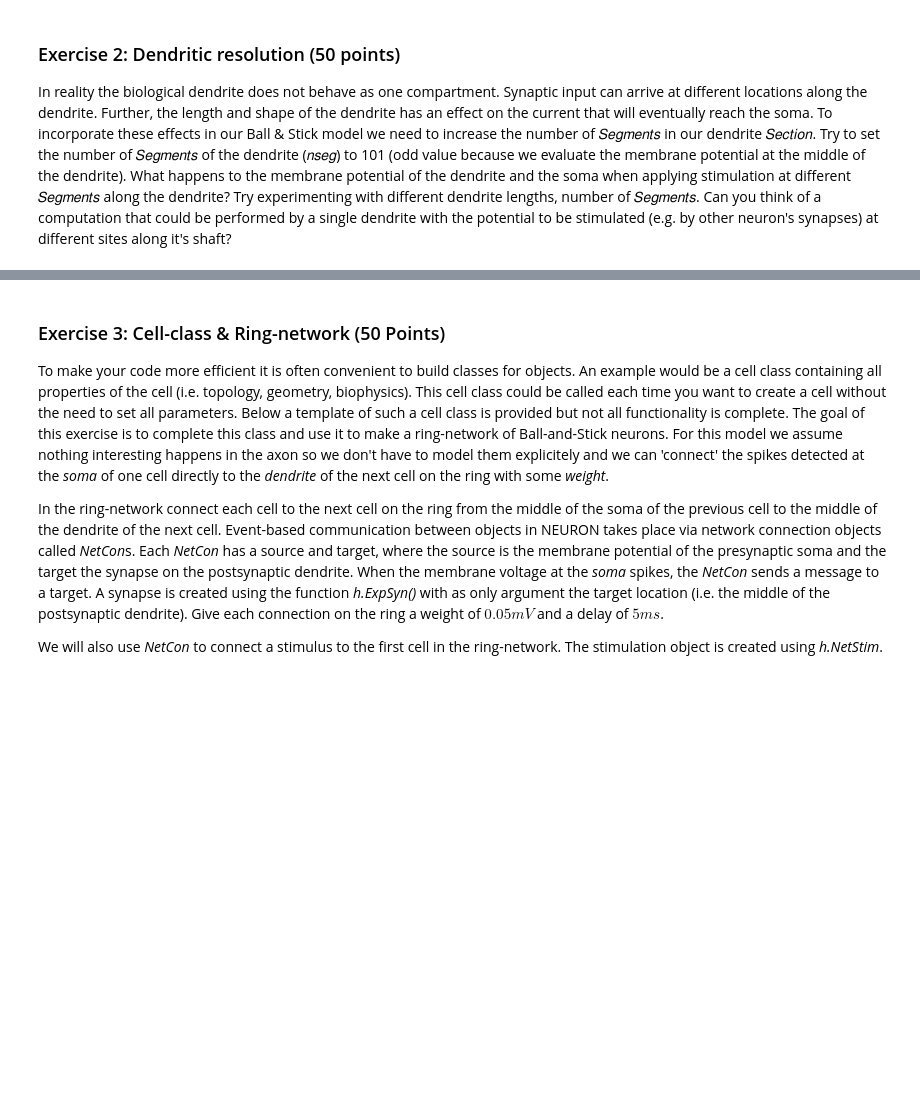
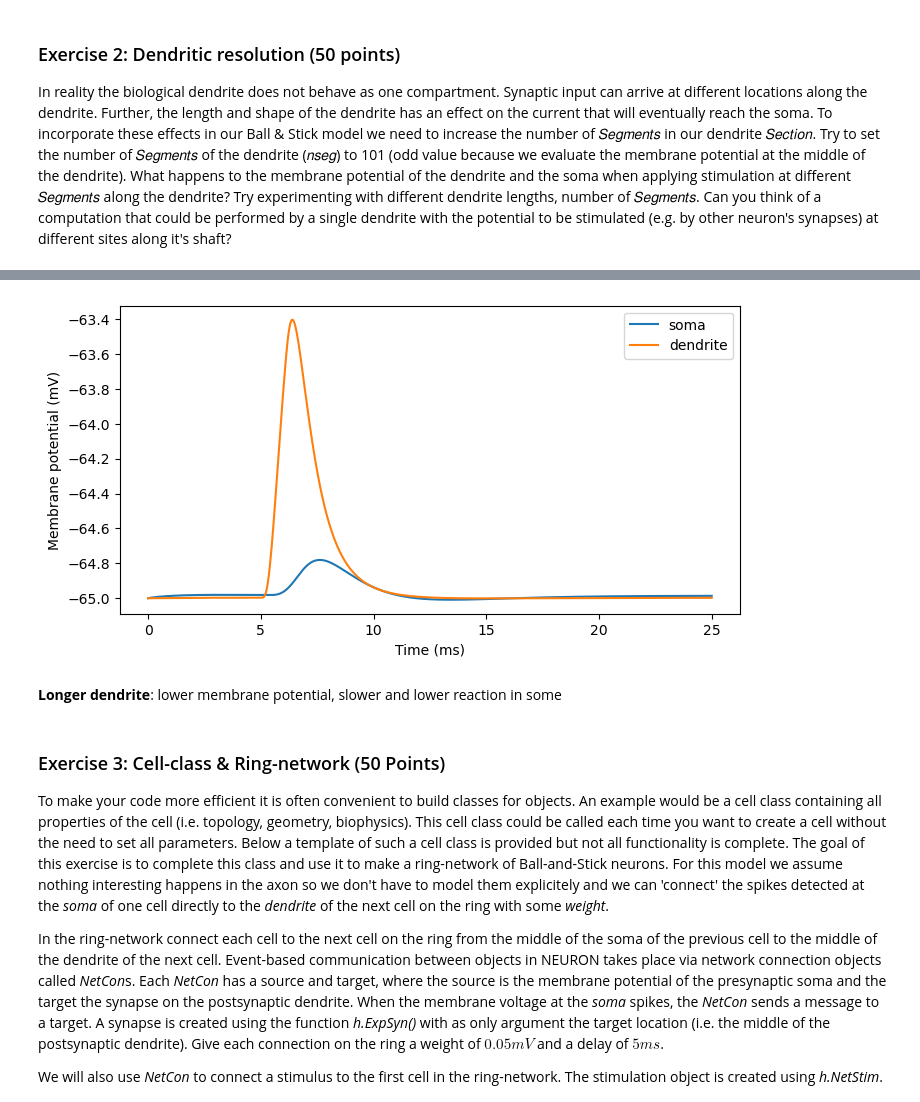
Before and after one commit to Zianor/computational-neuroscience-session-2, a Jupyter notebook: Session02.ipynb, the cells around one changed output, grey strips where cells are left out. Saved outputs shown, nothing was run; the diff lists cells and outputs as text; code cells hidden in the pictures; blank space fills up the shorter version.

```diff
--- a/Session02.ipynb
+++ b/Session02.ipynb
@@ -222,3 +182,41 @@ dendrite { nseg=101  L=600  Ra=100
+# %%
+# number of segments of dendrite to 101
+dend.nseg = 101
+
+# change length
+dend.L = 600  # microns
+dend.diam = 1 # microns
+
+for seg in dend:
+    seg.pas.e = -65
+    seg.pas.g = 0.001
+
+stim = h.IClamp(dend(1))
+stim.delay = 5
+stim.dur   = 1
+stim.amp   = 0.1
+
+s_vec = h.Vector()   # Membrane potential vector for soma
+d_vec = h.Vector()   # Membrane potential vector for dendrite
+t_vec = h.Vector()   # Time vector
+s_vec.record(soma(0.5)._ref_v) # record from the middle of the soma
+d_vec.record(dend(0.5)._ref_v) # record from the middle of the dendrite
+t_vec.record(h._ref_t)         # record time
+
+h.tstop = 25.0  # simulation time
+h.run()
+
+plt.figure(figsize=(8,4))
+plt.plot(t_vec, s_vec, label='soma')
+plt.plot(t_vec, d_vec, label='dendrite')
+plt.xlabel('Time (ms)')
+plt.ylabel('Membrane potential (mV)')
+plt.legend()
+plt.show()
+# %% [output]
+[figure, added]
+# %% [markdown]
+**Longer dendrite**: lower membrane potential, slower and lower reaction in some
 # %% [markdown]
 ### Exercise 3: Cell-class & Ring-network (50 Points)
 To make your code more efficient it is often convenient to build classes for objects. An example would be a cell class containing all properties of the cell (i.e. topology, geometry, biophysics). This cell class could be called each time you want to create a cell without the need to set all parameters. Below a template of such a cell class is provided but not all functionality is complete. The goal of this exercise is to complete this class and use it to make a ring-network of Ball-and-Stick neurons. For this model we assume nothing interesting happens in the axon so we don't have to model them explicitely and we can 'connect' the spikes detected at the *soma* of one cell directly to the *dendrite* of the next cell on the ring with some *weight*.
```
Also changed, not shown: parts of 14 cells of this notebook.
